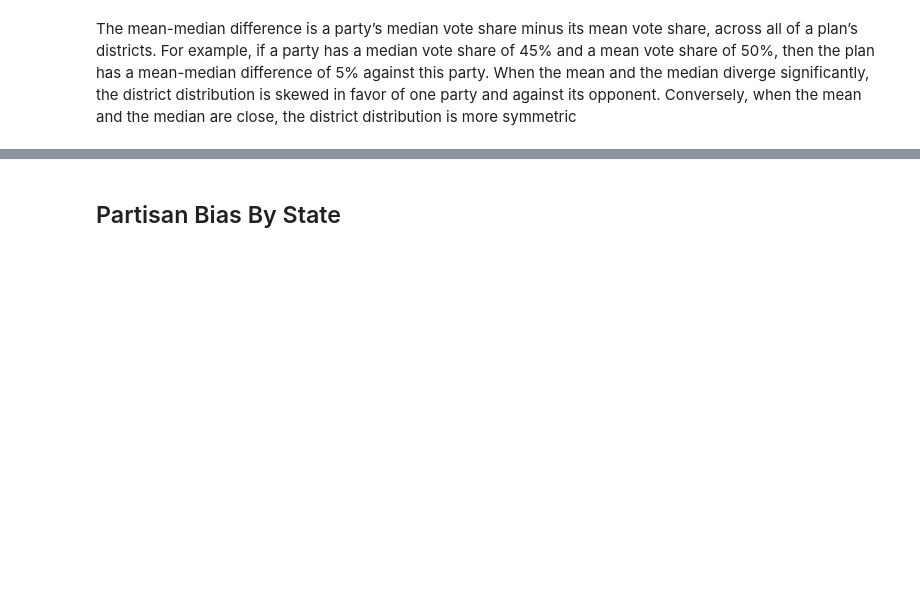
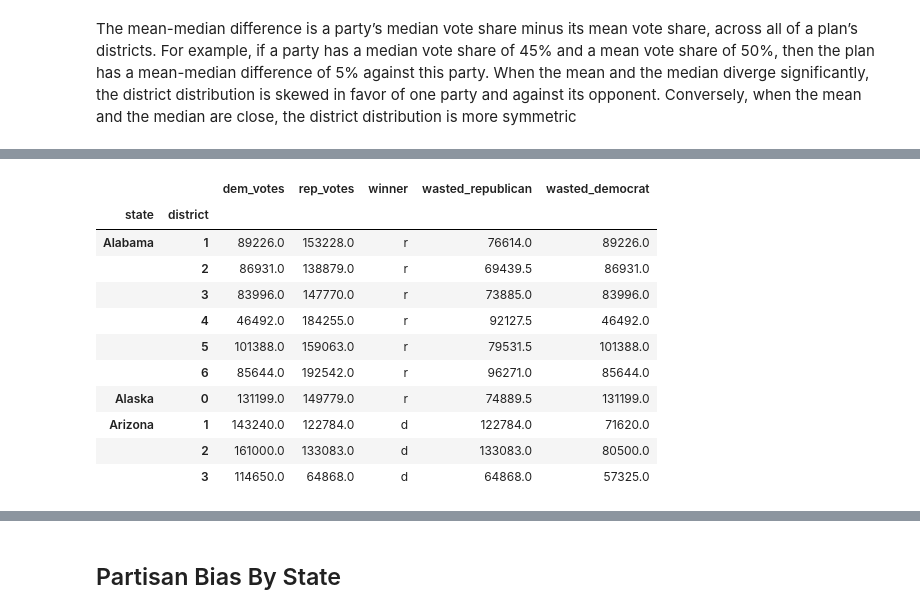
Before and after one commit to dpalencia/cs541g3, a Jupyter notebook: Notebooks/Data Understanding/Data Understanding - U.S. House 1976 - 2018.ipynb, the cells around one changed output, grey strips where cells are left out. Cells and saved outputs as stored; diff of their text form; code cells hidden in the pictures; blank space fills up the shorter version.

```diff
--- a/Notebooks/Data Understanding/Data Understanding - U.S. House 1976 - 2018.ipynb
+++ b/Notebooks/Data Understanding/Data Understanding - U.S. House 1976 - 2018.ipynb
@@ -478,0 +499,15 @@ plt.title("Republican Mean Median",Fontsize = 15);
+# %%
+vote_counts.head(10)
+# %% [output]
+|  |  | dem_votes | rep_votes | winner | wasted_republican | wasted_democrat |
+| state | district |  |  |  |  |  |
+| Alabama | 1 | 89226.0 | 153228.0 | r | 76614.0 | 89226.0 |
+|  | 2 | 86931.0 | 138879.0 | r | 69439.5 | 86931.0 |
+|  | 3 | 83996.0 | 147770.0 | r | 73885.0 | 83996.0 |
+|  | 4 | 46492.0 | 184255.0 | r | 92127.5 | 46492.0 |
+|  | 5 | 101388.0 | 159063.0 | r | 79531.5 | 101388.0 |
+|  | 6 | 85644.0 | 192542.0 | r | 96271.0 | 85644.0 |
+| Alaska | 0 | 131199.0 | 149779.0 | r | 74889.5 | 131199.0 |
+| Arizona | 1 | 143240.0 | 122784.0 | d | 122784.0 | 71620.0 |
+|  | 2 | 161000.0 | 133083.0 | d | 133083.0 | 80500.0 |
+|  | 3 | 114650.0 | 64868.0 | d | 64868.0 | 57325.0 |
```
Also changed, not shown: parts of 16 cells of this notebook.
